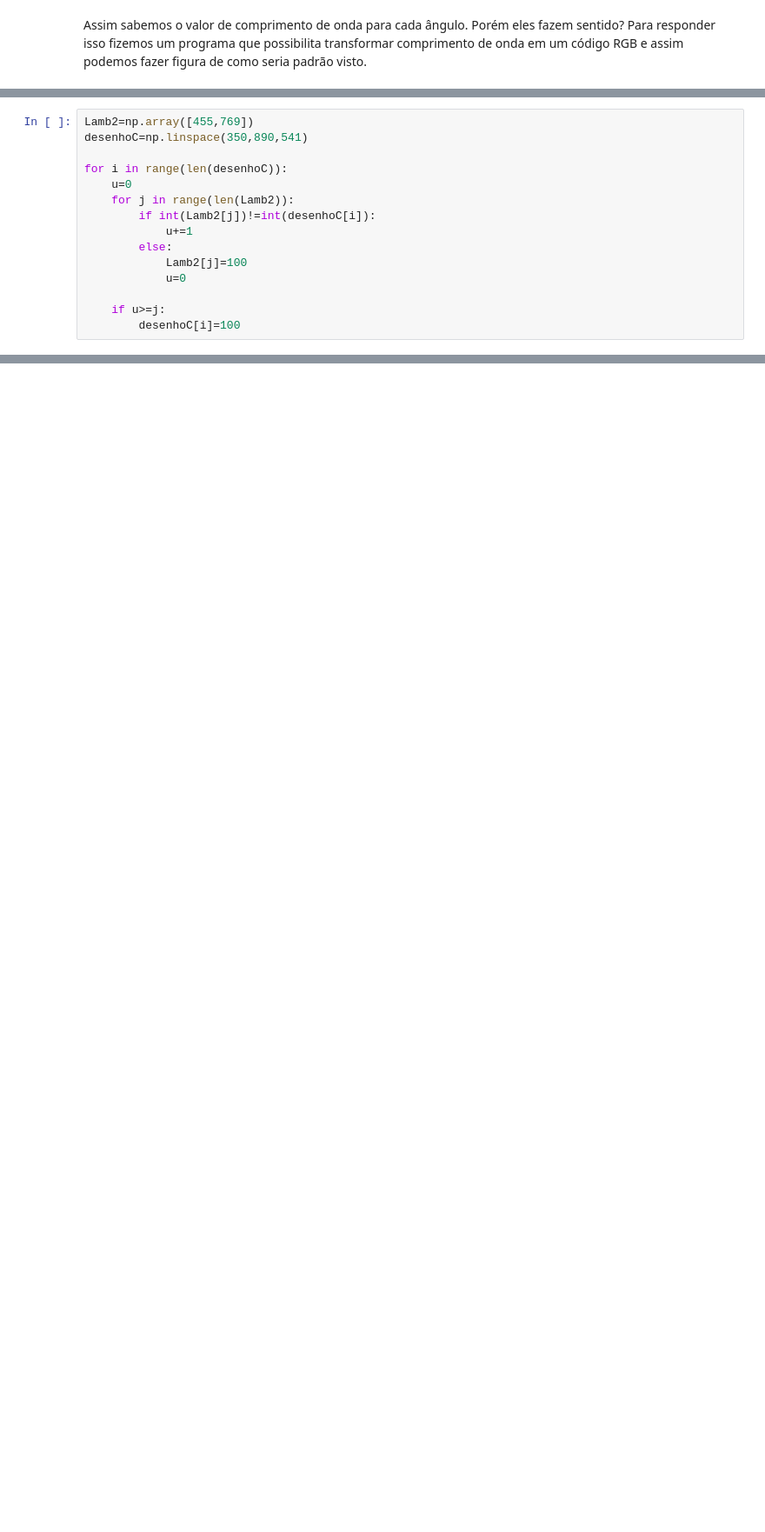
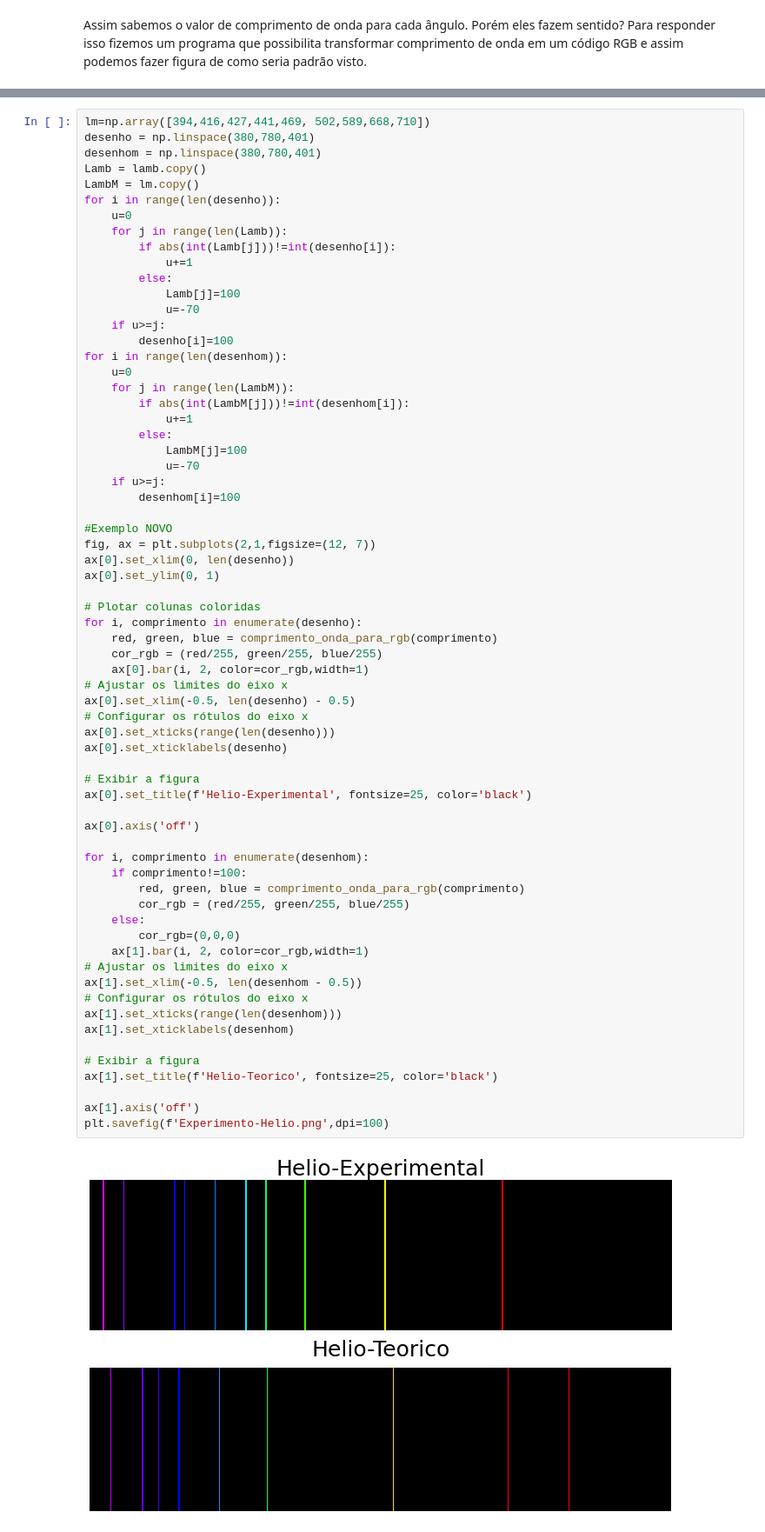
Before and after one commit to PassosSouza/Espectroscopia, a Jupyter notebook: AnaliseDados-Espectrometro.ipynb, the cells around one changed output, grey strips where cells are left out. Shown at 87% size. Saved outputs shown, nothing was run; the diff lists cells and outputs as text; blank space fills up the shorter version.

```diff
--- a/AnaliseDados-Espectrometro.ipynb
+++ b/AnaliseDados-Espectrometro.ipynb
@@ -331,15 +415,0 @@ Podemos utiliza-lo para ver se nossos resultados em fato fazem sentido.
-# %%
-Lamb2=np.array([455,769])
-desenhoC=np.linspace(350,890,541)
-
-for i in range(len(desenhoC)):
-    u=0
-    for j in range(len(Lamb2)):
-        if int(Lamb2[j])!=int(desenhoC[i]):
-            u+=1
-        else:
-            Lamb2[j]=100
-            u=0
-
-    if u>=j:
-        desenhoC[i]=100
@@ -406,0 +454,68 @@ $\boxed{ n = \frac{\sin{\frac{A+\delta}{2}}}{\sin{\frac{A}{2}}}}$
+# %%
+lm=np.array([394,416,427,441,469, 502,589,668,710])
+desenho = np.linspace(380,780,401)
+desenhom = np.linspace(380,780,401)
+Lamb = lamb.copy()
+LambM = lm.copy()
+for i in range(len(desenho)):
+    u=0
+    for j in range(len(Lamb)):
+        if abs(int(Lamb[j]))!=int(desenho[i]):
+            u+=1
+        else:
+            Lamb[j]=100
+            u=-70
+    if u>=j:
+        desenho[i]=100
+for i in range(len(desenhom)):
+    u=0
+    for j in range(len(LambM)):
+        if abs(int(LambM[j]))!=int(desenhom[i]):
+            u+=1
+        else:
+            LambM[j]=100
+            u=-70
+    if u>=j:
+        desenhom[i]=100
+
+#Exemplo NOVO
+fig, ax = plt.subplots(2,1,figsize=(12, 7))
+ax[0].set_xlim(0, len(desenho))
+ax[0].set_ylim(0, 1)
+
+# Plotar colunas coloridas
+for i, comprimento in enumerate(desenho):
+    red, green, blue = comprimento_onda_para_rgb(comprimento)
+    cor_rgb = (red/255, green/255, blue/255)
+    ax[0].bar(i, 2, color=cor_rgb,width=1)
+# Ajustar os limites do eixo x
+ax[0].set_xlim(-0.5, len(desenho) - 0.5)
+# Configurar os rótulos do eixo x
+ax[0].set_xticks(range(len(desenho)))
+ax[0].set_xticklabels(desenho)
+
+# Exibir a figura
+ax[0].set_title(f'Helio-Experimental', fontsize=25, color='black')
+
+ax[0].axis('off')
+
+for i, comprimento in enumerate(desenhom):
+    if comprimento!=100:
+        red, green, blue = comprimento_onda_para_rgb(comprimento)
+        cor_rgb = (red/255, green/255, blue/255)
+    else:
+        cor_rgb=(0,0,0)
+    ax[1].bar(i, 2, color=cor_rgb,width=1)
+# Ajustar os limites do eixo x
+ax[1].set_xlim(-0.5, len(desenhom - 0.5))
+# Configurar os rótulos do eixo x
+ax[1].set_xticks(range(len(desenhom)))
+ax[1].set_xticklabels(desenhom)
+
+# Exibir a figura
+ax[1].set_title(f'Helio-Teorico', fontsize=25, color='black')
+
+ax[1].axis('off')
+plt.savefig(f'Experimento-Helio.png',dpi=100)
+# %% [output]
+[figure, added]
```
Also changed, not shown: parts of 14 cells of this notebook.
